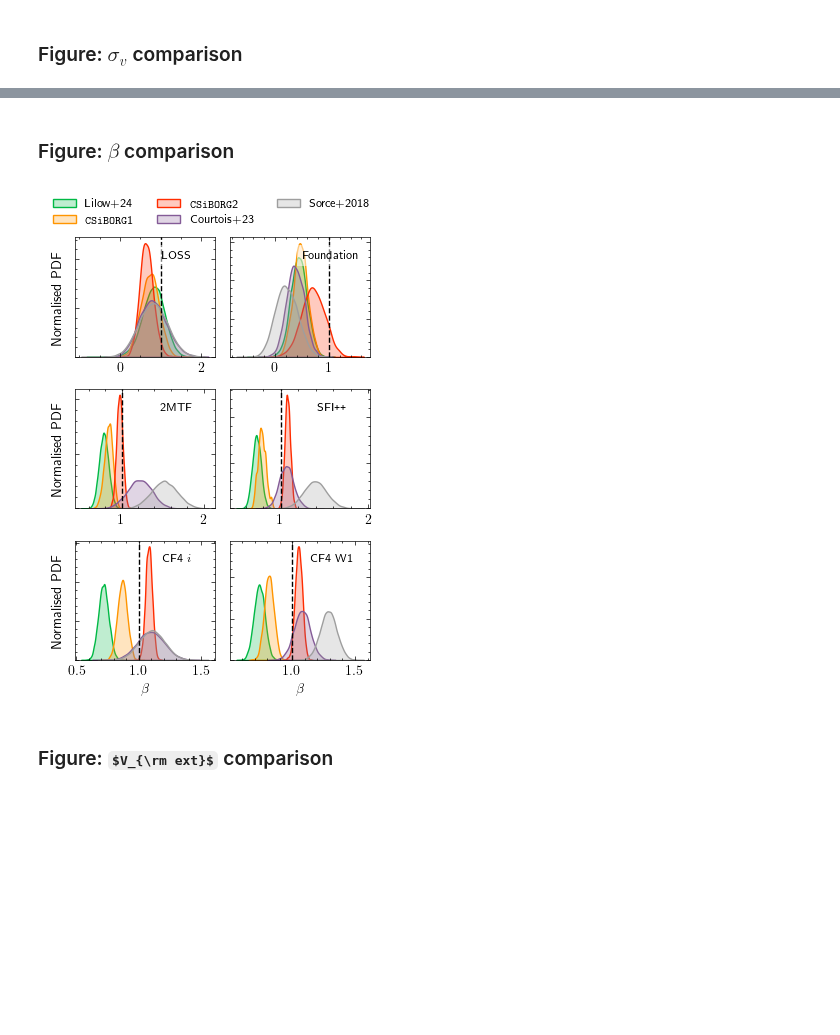
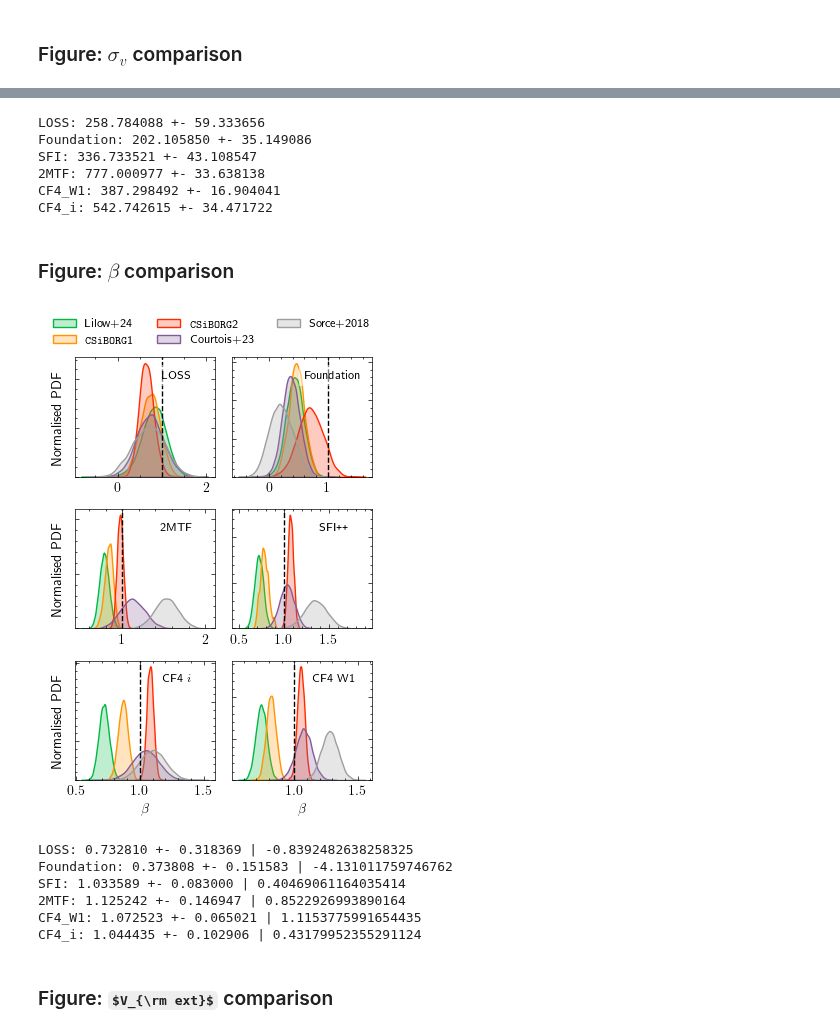
Before and after one commit to Richard-Sti/CANDEL, a Jupyter notebook: notebooks/paper_VFO/main_VFO.ipynb, the cells around one changed output, grey strips where cells are left out. Saved outputs shown, nothing was run; the diff lists cells and outputs as text; code cells hidden in the pictures; some formulas as TeX source; blank space fills up the shorter version.

```diff
--- a/notebooks/paper_VFO/main_VFO.ipynb
+++ b/notebooks/paper_VFO/main_VFO.ipynb
@@ -187,6 +187,9 @@ FILES = [
     # ["HAMLET_V1", [join(root, f"precomputed_los_HAMLET_V1_{sample}_MNR_double_powerlaw_beta_1.0.hdf5") for sample in samples]],
     ]
 
-files = switch_paths_SN_to_no_MNR(FILES)
-files_here = strip_token_from_paths(files, "beta_1.0")
+files_here = switch_paths_SN_to_no_MNR(FILES)
+# files_here = replace_token_in_paths(files_here, "_beta_1.0")
+
 gof = load_and_clean_logZ(files_here, samples)
+
+files_here_smooth = replace_token_in_paths(files_here, ".hdf5", "_smooth7.8.hdf5")
@@ -210,7 +248,7 @@ def _top3_colors(vals):
     return cols
 
 # Reconstruction names in the same order as rows of gof
-rec_names = [name for name, _ in files]
+rec_names = [name for name, _ in files_here]
 Ns = len(rec_names)
 assert gof.shape == (Ns, len(samples)), "gof shape must be (Nrec, 6)."
 
@@ -271,6 +309,6 @@ with plt.style.context("science"):
                ncol=4, frameon=False)
 
     fig.tight_layout()
-    fig.savefig("/Users/rstiskalek/Downloads/gof_plot.png", dpi=300)
+    fig.savefig("/Users/rstiskalek/Downloads/logZ_comparison.pdf", dpi=500)
     fig.show()
 # %% [output]
@@ -281,7 +319,7 @@ with plt.style.context("science"):
 files = switch_paths_SN_to_no_MNR(FILES)
 
 data = load_and_check_posteriors(files, samples, "sigma_v")
-sims = ["Carrick2015", "Lilow2024", "CB1", "CB2", ]
+sims = ["Carrick2015", "Lilow2024", "CB1", "CB2", "CLONES", "CF4"]
 cats = ["LOSS", "Foundation", "2MTF", "SFI", "CF4_i", "CF4_W1"]  # 3 rows × 2 cols
 
 with plt.style.context('science'):
@@ -341,7 +379,20 @@ with plt.style.context('science'):
+# %%
+sim = "CF4"
+for cat in samples:
+    x = data[(sim, cat)]
+    print(f"{cat}: {np.mean(x):3f} +- {np.std(x):3f}")
+# %% [output]
+LOSS: 258.784088 +- 59.333656
+Foundation: 202.105850 +- 35.149086
+SFI: 336.733521 +- 43.108547
+2MTF: 777.000977 +- 33.638138
+CF4_W1: 387.298492 +- 16.904041
+CF4_i: 542.742615 +- 34.471722
 # %% [markdown]
 ### Figure: $\beta$ comparison
 # %%
-files = strip_token_from_paths(FILES, "beta_1.0")
+files = replace_token_in_paths(FILES, "_beta_1.0")
+files = switch_paths_SN_to_no_MNR(files)
 data = load_and_check_posteriors(files, samples, "beta")
 sims = ["Lilow2024", "CB1", "CB2", "CF4", "CLONES"]
 cats = ["LOSS", "Foundation", "2MTF", "SFI", "CF4_i", "CF4_W1"]  # 3 rows × 2 cols
@@ -371,34 +422,48 @@ with plt.style.context('science'):
             )
 
         ax.text(
             0.725, 0.85, catalogue2label(cat),
             transform=ax.transAxes, fontsize="small",
             va='center', ha='center',
             bbox=dict(facecolor='white', alpha=0.5, edgecolor='none')
         )
         ax.axvline(x=1, color='black', linestyle='--')
         ax.set_ylabel(None)
         ax.set_yticklabels([])
 
     # Legend from first row
     handles, labels = axs[0, 0].get_legend_handles_labels()
     if handles:
         fig.legend(
             handles, labels, loc='upper center',
             bbox_to_anchor=(0.5, 1.07), ncol=3, frameon=False, fontsize="small"
         )
 
     # Axes labels
     for c in range(ncols):
         axs[nrows - 1, c].set_xlabel(r"$\beta$")
     for r in range(nrows):
         axs[r, 0].set_ylabel("Normalised PDF")
 
     fig.tight_layout()
     fig.savefig("/Users/rstiskalek/Downloads/beta_comparison.pdf", dpi=450, bbox_inches="tight")
     fig.show()
 # %% [output]
-[figure, old version]
+[figure, new version]
+# %%
+sim = "CF4"
+for cat in samples:
+    x = data[(sim, cat)]
+    mu = np.mean(x)
+    sigma = np.std(x)
+    print(f"{cat}: {mu:2f} +- {sigma:2f} | {(mu - 1) / sigma}")
+# %% [output]
+LOSS: 0.732810 +- 0.318369 | -0.8392482638258325
+Foundation: 0.373808 +- 0.151583 | -4.131011759746762
+SFI: 1.033589 +- 0.083000 | 0.40469061164035414
+2MTF: 1.125242 +- 0.146947 | 0.8522926993890164
+CF4_W1: 1.072523 +- 0.065021 | 1.1153775991654435
+CF4_i: 1.044435 +- 0.102906 | 0.43179952355291124
 # %% [markdown]
 ### Figure: $V_{\rm ext}$ comparison
 # %%
```
Also changed, not shown: parts of 13 cells of this notebook.
